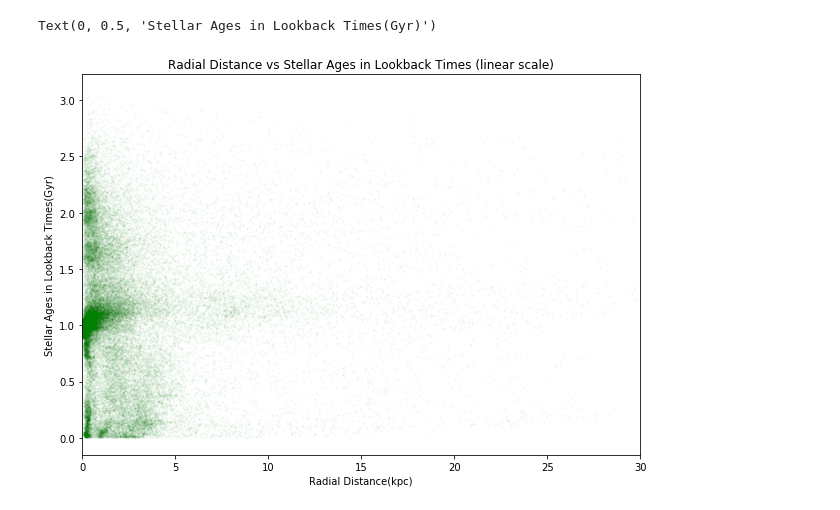
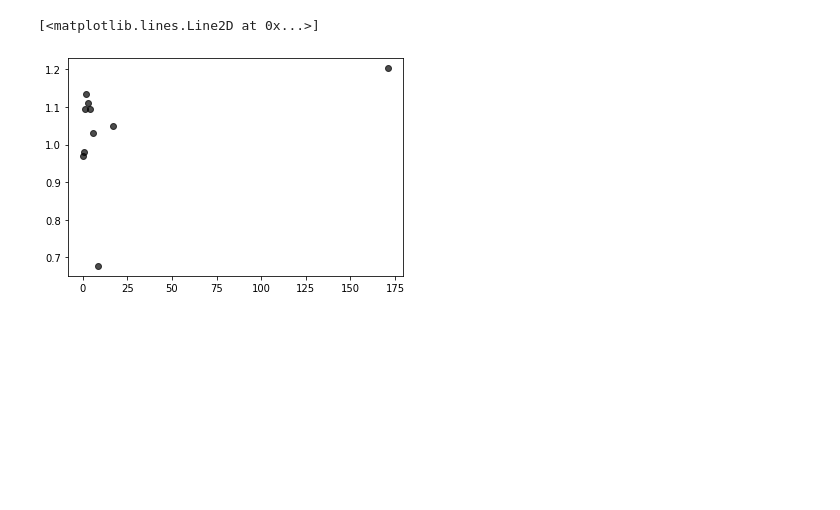
Before and after one commit to pathakde/Galaxy-Quenching, a Jupyter notebook: stellar_age_radial_distribution_plots.ipynb, the cells around one changed output. Cells and saved outputs as stored; diff of their text form; code cells hidden in the pictures; blank space fills up the shorter version.

```diff
--- a/stellar_age_radial_distribution_plots.ipynb
+++ b/stellar_age_radial_distribution_plots.ipynb
@@ -83,10 +80,0 @@ plt.yscale('log')
-# %%
-plt.figure(figsize=(10,7)) # 10 is width, 7 is height
-plt.plot(R, LookbackTime, 'go', ms=1, alpha=0.03)
-plt.title('Radial Distance vs Stellar Ages in Lookback Times (linear scale)')
-plt.xlim(0, 30)#cut off plot xlim at x=30kpc to zoom in for clearer features. please remove this line to see all data points
-plt.xlabel('Radial Distance(kpc)')
-plt.ylabel('Stellar Ages in Lookback Times(Gyr)')
-# %% [output]
-Text(0, 0.5, 'Stellar Ages in Lookback Times(Gyr)')
-[figure, removed]
@@ -93,3 +84,8 @@ Text(0, 0.5, 'Stellar Ages in Lookback Times(Gyr)')
+# %%
+plt.plot(bin_edges[1:], statistic, 'ko', alpha = 0.7)
+# %% [output]
+[<matplotlib.lines.Line2D at 0x...>]
+[figure, added]
 # %%
 R_e = np.nanmedian(R)
 # %%
```
Also changed, not shown: parts of 17 cells of this notebook, 3 other files.
